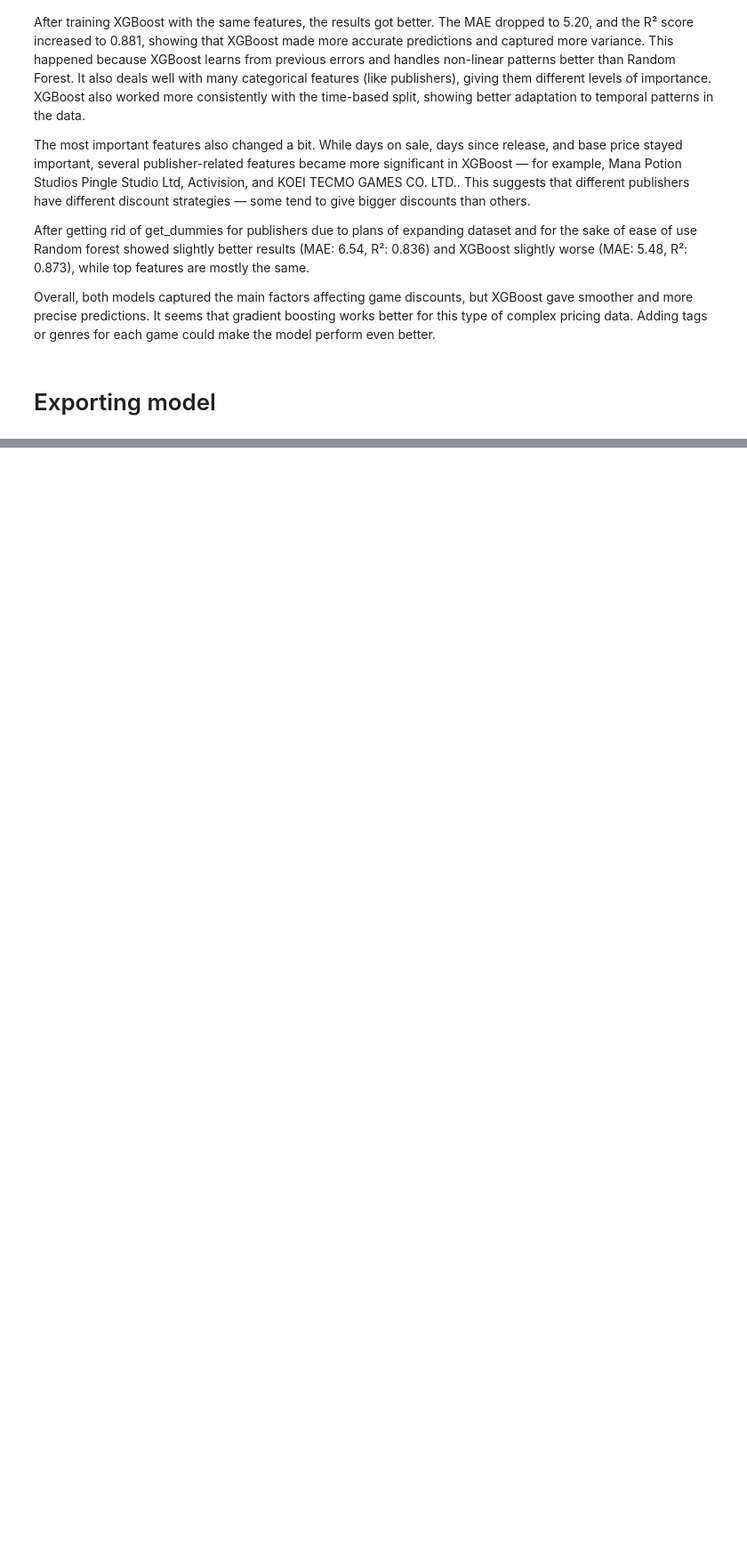
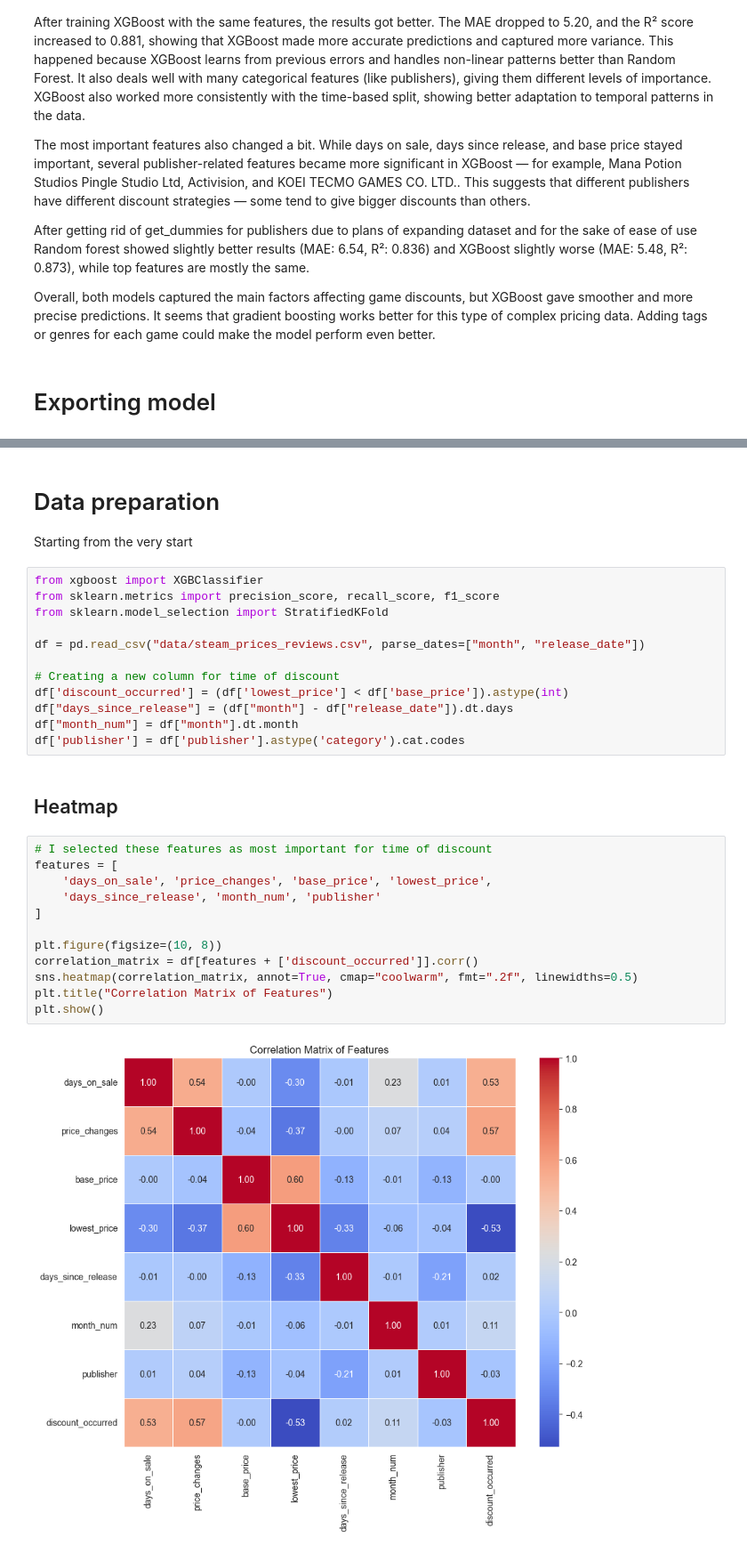
Before and after one commit to andriii0/SteamAnalyzer, a Jupyter notebook: model.ipynb, the cells around one changed output, grey strips where cells are left out. Shown at 89% size. Drawn from its saved outputs; the diff is of its cells as text; blank space fills up the shorter version.

Commit message:
Created second model in order to predict date of discount

```diff
--- a/model.ipynb
+++ b/model.ipynb
@@ -518,0 +456,31 @@ Accuracy on test set: 1.0000
+# %% [markdown]
+# Data preparation
+Starting from the very start
+# %%
+from xgboost import XGBClassifier
+from sklearn.metrics import precision_score, recall_score, f1_score
+from sklearn.model_selection import StratifiedKFold
+
+df = pd.read_csv("data/steam_prices_reviews.csv", parse_dates=["month", "release_date"])
+
+# Creating a new column for time of discount
+df['discount_occurred'] = (df['lowest_price'] < df['base_price']).astype(int)
+df["days_since_release"] = (df["month"] - df["release_date"]).dt.days
+df["month_num"] = df["month"].dt.month
+df['publisher'] = df['publisher'].astype('category').cat.codes
+# %% [markdown]
+## Heatmap
+# %%
+# I selected these features as most important for time of discount
+features = [
+    'days_on_sale', 'price_changes', 'base_price', 'lowest_price',
+    'days_since_release', 'month_num', 'publisher'
+]
+
+plt.figure(figsize=(10, 8))
+correlation_matrix = df[features + ['discount_occurred']].corr()
+sns.heatmap(correlation_matrix, annot=True, cmap="coolwarm", fmt=".2f", linewidths=0.5)
+plt.title("Correlation Matrix of Features")
+plt.show()
+# %% [output]
+[figure, added]
```
Also changed, not shown: parts of 15 cells of this notebook.
